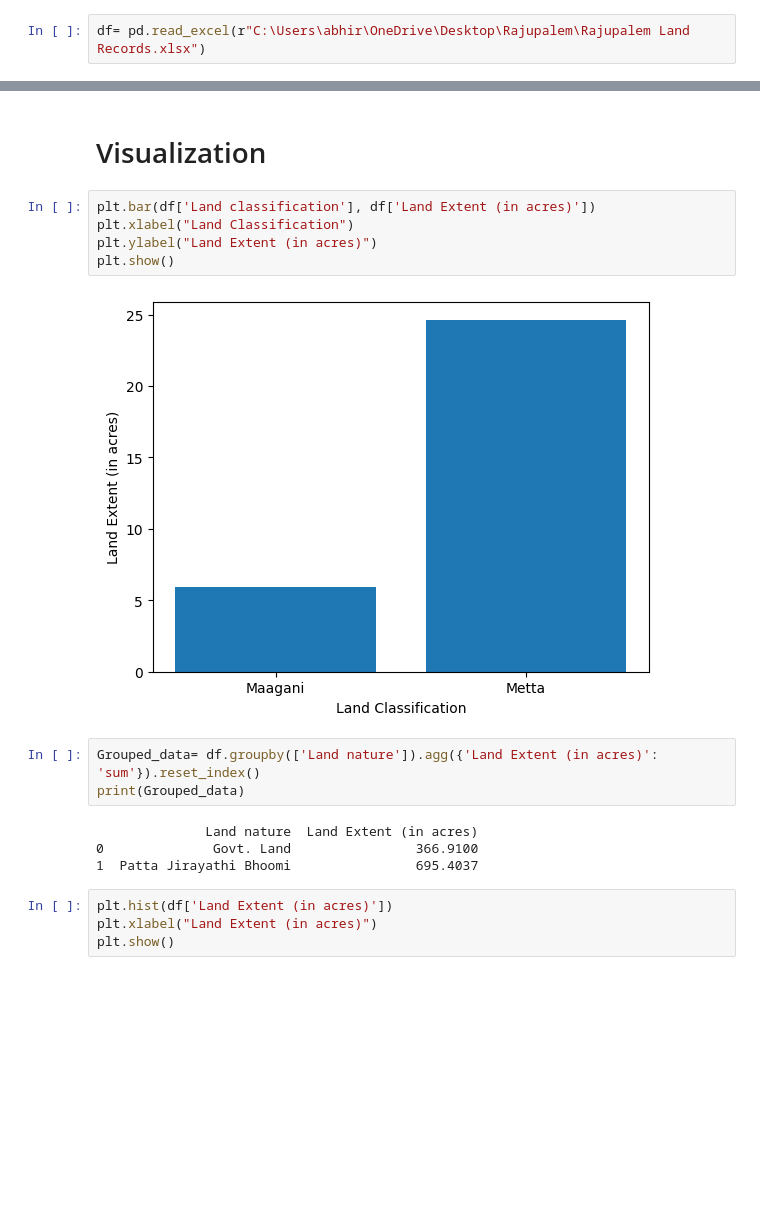
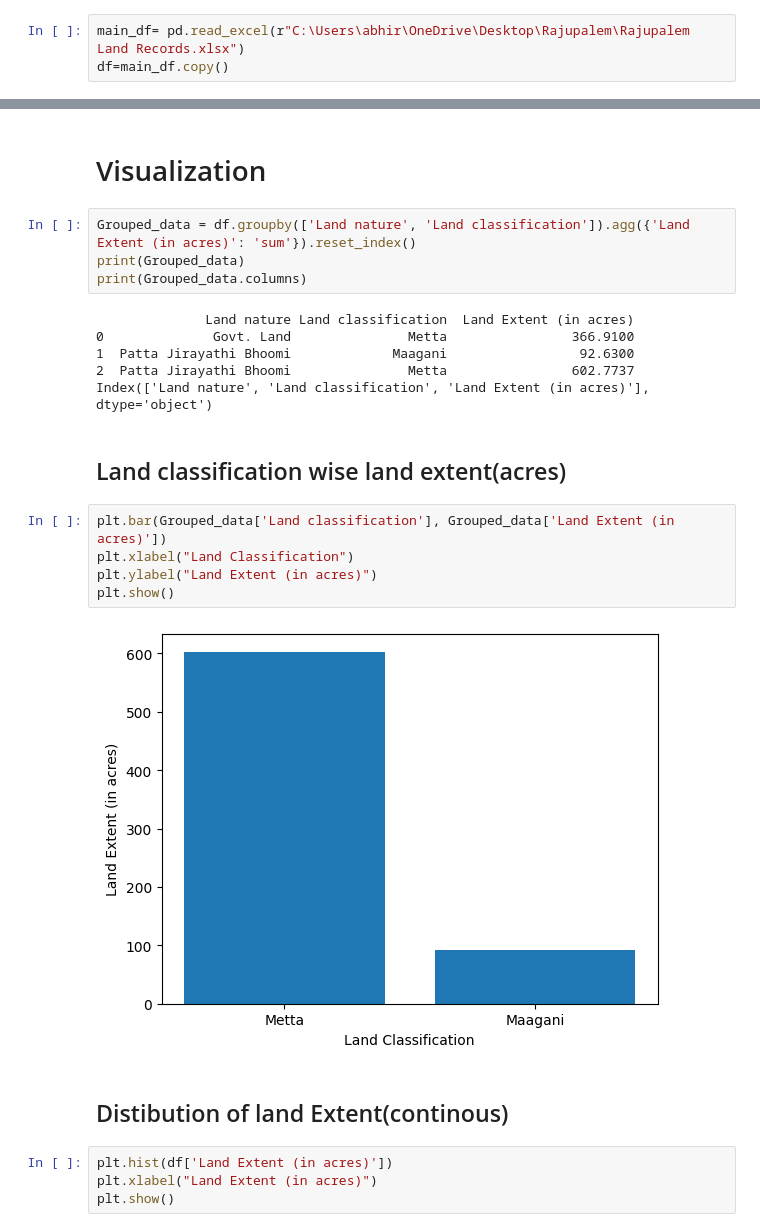
Before and after one commit to abbi123456789/MyVillage_Farm_DataAnalysis, a Jupyter notebook: EDA_Of_farm_Data.ipynb, the cells around one changed output, grey strips where cells are left out. Cells and saved outputs as stored; diff of their text form; blank space fills up the shorter version.

```diff
--- a/EDA_Of_farm_Data.ipynb
+++ b/EDA_Of_farm_Data.ipynb
@@ -4,5 +5,6 @@ import matplotlib.pyplot as plt
 # %%
-df= pd.read_excel(r"C:\Users\abhir\OneDrive\Desktop\Rajupalem\Rajupalem Land Records.xlsx")
+main_df= pd.read_excel(r"C:\Users\abhir\OneDrive\Desktop\Rajupalem\Rajupalem Land Records.xlsx")
+df=main_df.copy()
 # %% [markdown]
 # Initial inspection
 # %%
@@ -72,20 +74,27 @@ print("Actual Total land:",total_land)
 Actual Total land: 779.7743
 # %% [markdown]
 # Visualization
+# %%
+Grouped_data = df.groupby(['Land nature', 'Land classification']).agg({'Land Extent (in acres)': 'sum'}).reset_index()
+print(Grouped_data)
+print(Grouped_data.columns)
+# %% [output]
+              Land nature Land classification  Land Extent (in acres)
+0              Govt. Land               Metta                366.9100
+1  Patta Jirayathi Bhoomi             Maagani                 92.6300
+2  Patta Jirayathi Bhoomi               Metta                602.7737
+Index(['Land nature', 'Land classification', 'Land Extent (in acres)'], dtype='object')
+# %% [markdown]
+## Land classification wise land extent(acres)
 # %%
-plt.bar(df['Land classification'], df['Land Extent (in acres)'])
+plt.bar(Grouped_data['Land classification'], Grouped_data['Land Extent (in acres)'])
 plt.xlabel("Land Classification")
 plt.ylabel("Land Extent (in acres)")
 plt.show()
 # %% [output]
-[figure, old version]
+[figure, new version]
-# %%
-Grouped_data= df.groupby(['Land nature']).agg({'Land Extent (in acres)': 'sum'}).reset_index()
-print(Grouped_data)
-# %% [output]
-              Land nature  Land Extent (in acres)
-0              Govt. Land                366.9100
-1  Patta Jirayathi Bhoomi                695.4037
+# %% [markdown]
+## Distibution of land Extent(continous)
 # %%
 plt.hist(df['Land Extent (in acres)'])
 plt.xlabel("Land Extent (in acres)")
```
Also changed, not shown: parts of 3 cells of this notebook.
